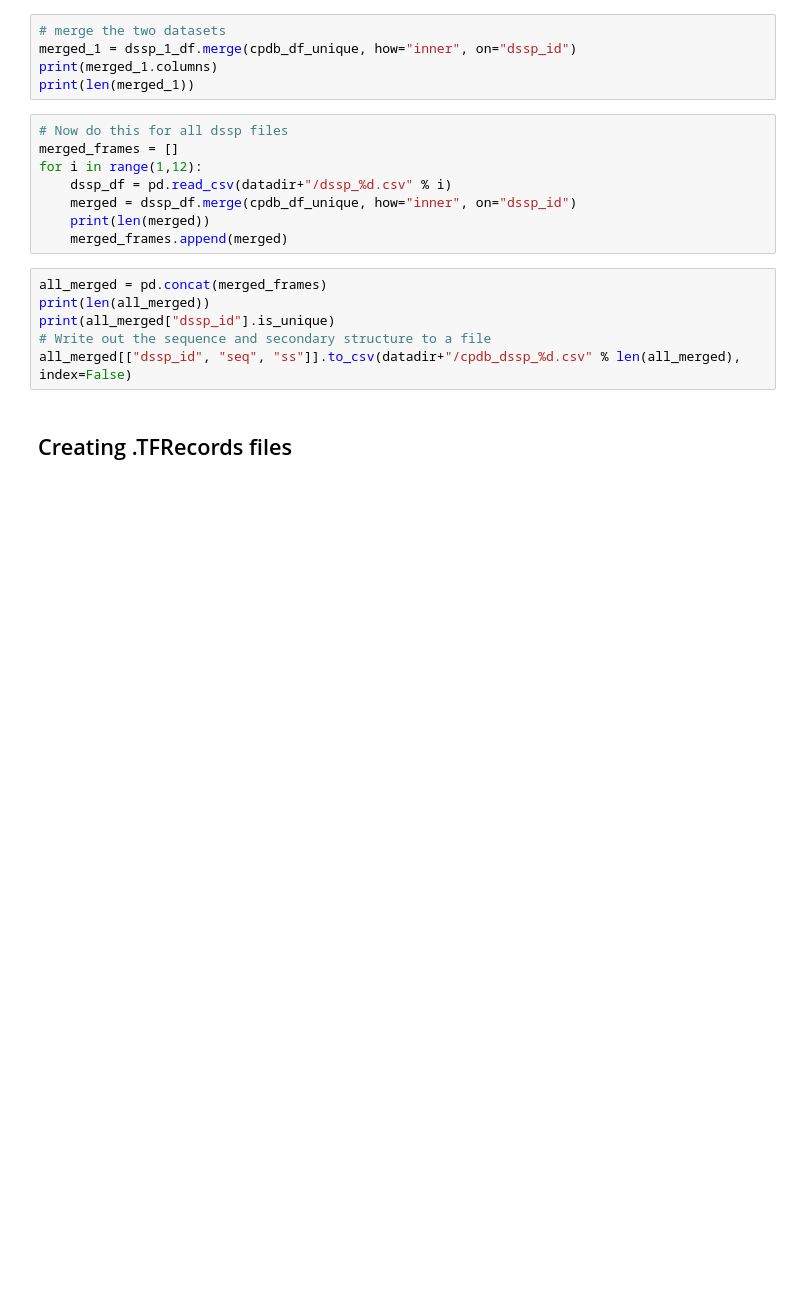
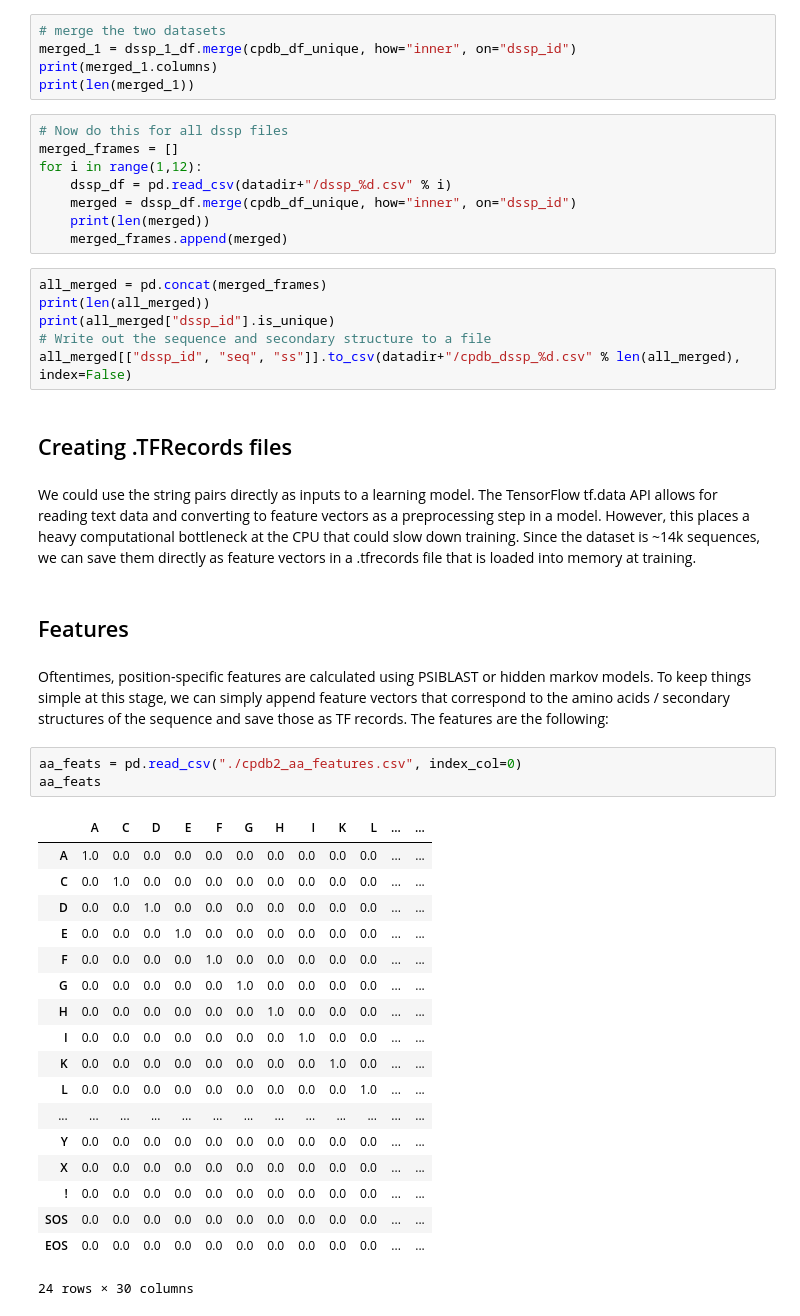
Before and after one commit to dillondaudert/proteindatasets, a Jupyter notebook: Overview.ipynb, the cells around one changed output. Drawn from its saved outputs; the diff is of its cells as text; blank space fills up the shorter version.

Commit message:
Update Overview with tfrecords description

```diff
--- a/Overview.ipynb
+++ b/Overview.ipynb
@@ -88,3 +88,31 @@ print(all_merged["dssp_id"].is_unique)
 all_merged[["dssp_id", "seq", "ss"]].to_csv(datadir+"/cpdb_dssp_%d.csv" % len(all_merged), index=False)
 # %% [markdown]
 ## Creating .TFRecords files
+# %% [markdown]
+We could use the string pairs directly as inputs to a learning model. The TensorFlow tf.data API allows for reading text data and converting to feature vectors as a preprocessing step in a model. However, this places a heavy computational bottleneck at the CPU that could slow down training. Since the dataset is ~14k sequences, we can save them directly as feature vectors in a .tfrecords file that is loaded into memory at training.
+# %% [markdown]
+## Features
+# %% [markdown]
+Oftentimes, position-specific features are calculated using PSIBLAST or hidden markov models. To keep things simple at this stage, we can simply append feature vectors that correspond to the amino acids / secondary structures of the sequence and save those as TF records. The features are the following:
+# %%
+aa_feats = pd.read_csv("./cpdb2_aa_features.csv", index_col=0)
+aa_feats
+# %% [output]
+|  | A | C | D | E | F | G | H | I | K | L | ... | ... |
+| A | 1.0 | 0.0 | 0.0 | 0.0 | 0.0 | 0.0 | 0.0 | 0.0 | 0.0 | 0.0 | ... | ... |
+| C | 0.0 | 1.0 | 0.0 | 0.0 | 0.0 | 0.0 | 0.0 | 0.0 | 0.0 | 0.0 | ... | ... |
+| D | 0.0 | 0.0 | 1.0 | 0.0 | 0.0 | 0.0 | 0.0 | 0.0 | 0.0 | 0.0 | ... | ... |
+| E | 0.0 | 0.0 | 0.0 | 1.0 | 0.0 | 0.0 | 0.0 | 0.0 | 0.0 | 0.0 | ... | ... |
+| F | 0.0 | 0.0 | 0.0 | 0.0 | 1.0 | 0.0 | 0.0 | 0.0 | 0.0 | 0.0 | ... | ... |
+| G | 0.0 | 0.0 | 0.0 | 0.0 | 0.0 | 1.0 | 0.0 | 0.0 | 0.0 | 0.0 | ... | ... |
+| H | 0.0 | 0.0 | 0.0 | 0.0 | 0.0 | 0.0 | 1.0 | 0.0 | 0.0 | 0.0 | ... | ... |
+| I | 0.0 | 0.0 | 0.0 | 0.0 | 0.0 | 0.0 | 0.0 | 1.0 | 0.0 | 0.0 | ... | ... |
+| K | 0.0 | 0.0 | 0.0 | 0.0 | 0.0 | 0.0 | 0.0 | 0.0 | 1.0 | 0.0 | ... | ... |
+| L | 0.0 | 0.0 | 0.0 | 0.0 | 0.0 | 0.0 | 0.0 | 0.0 | 0.0 | 1.0 | ... | ... |
+| ... | ... | ... | ... | ... | ... | ... | ... | ... | ... | ... | ... | ... |
+| Y | 0.0 | 0.0 | 0.0 | 0.0 | 0.0 | 0.0 | 0.0 | 0.0 | 0.0 | 0.0 | ... | ... |
+| X | 0.0 | 0.0 | 0.0 | 0.0 | 0.0 | 0.0 | 0.0 | 0.0 | 0.0 | 0.0 | ... | ... |
+| ! | 0.0 | 0.0 | 0.0 | 0.0 | 0.0 | 0.0 | 0.0 | 0.0 | 0.0 | 0.0 | ... | ... |
+| SOS | 0.0 | 0.0 | 0.0 | 0.0 | 0.0 | 0.0 | 0.0 | 0.0 | 0.0 | 0.0 | ... | ... |
+| EOS | 0.0 | 0.0 | 0.0 | 0.0 | 0.0 | 0.0 | 0.0 | 0.0 | 0.0 | 0.0 | ... | ... |
+24 rows × 30 columns
```
Also changed, not shown: parts of 3 cells of this notebook.
